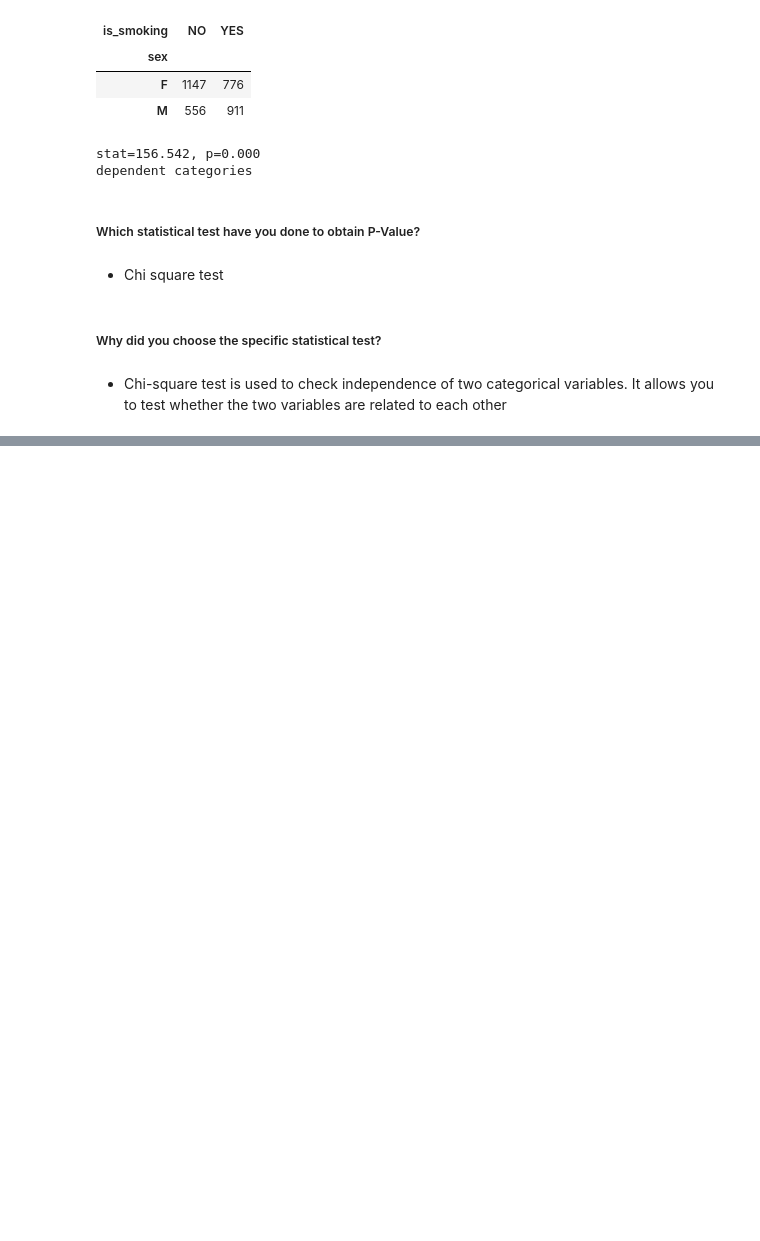
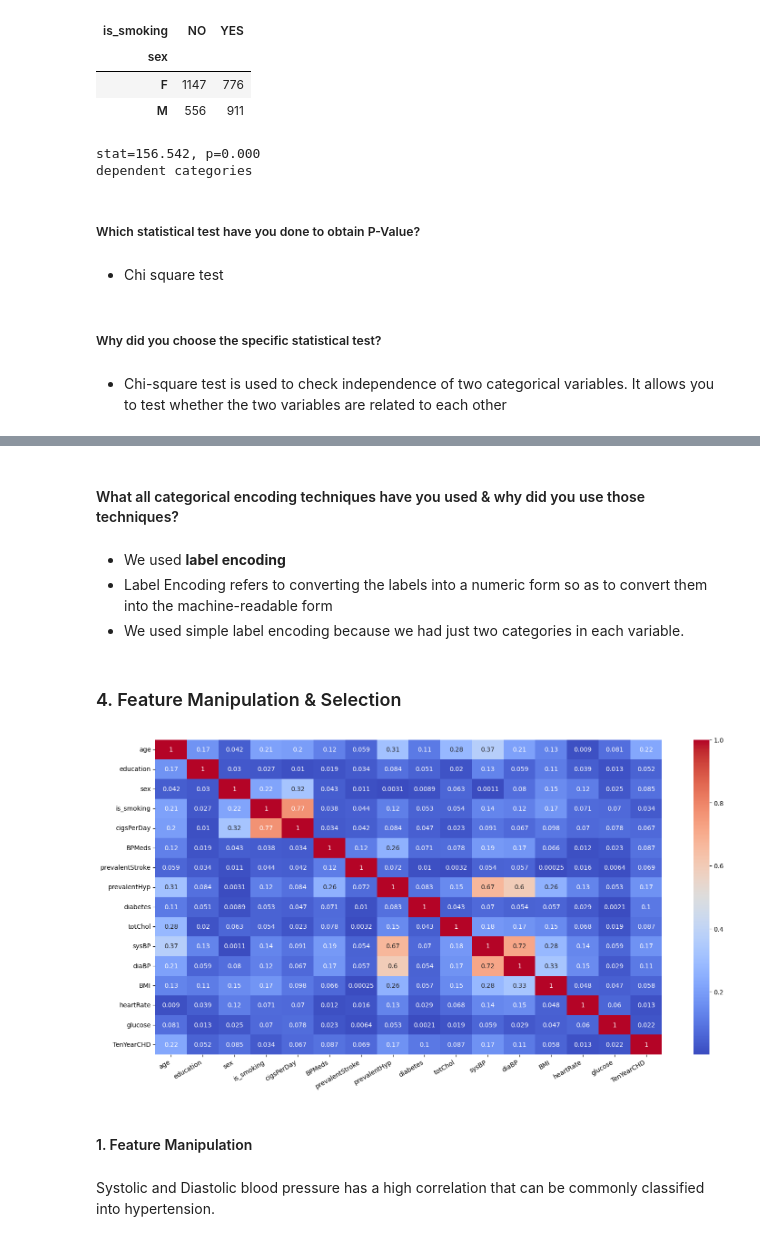
Before and after one commit to Rajat-Sri/Capstone-3-Cardiovascular-Risk-Prediction, a Jupyter notebook: Cardiovascular_Risk_Prediction.ipynb, the cells around one changed output, grey strips where cells are left out. Cells and saved outputs as stored; diff of their text form; code cells hidden in the pictures; blank space fills up the shorter version.

```diff
--- a/Cardiovascular_Risk_Prediction.ipynb
+++ b/Cardiovascular_Risk_Prediction.ipynb
@@ -971,0 +1123,7 @@ dependent categories
+# %%
+# Encode your categorical columns
+# Defining a label encoder based on above data
+encoder = {'sex':{'M':1, 'F':0},'is_smoking':{'YES':1, 'NO': 0}}
+
+# Label Encoding
+ml_df_new = ml_df_new.replace(encoder)
@@ -971,0 +1135,18 @@ dependent categories
+# %% [markdown]
+#### What all categorical encoding techniques have you used & why did you use those techniques?
+# %% [markdown]
+- We used **label encoding**
+ - Label Encoding refers to converting the labels into a numeric form so as to convert them into the machine-readable form
+ - We used simple label encoding because we had just two categories in each variable.
+# %% [markdown]
+### 4. Feature Manipulation & Selection
+# %%
+# Checking corelations
+plt.figure(figsize=(18,9))
+plot=sns.heatmap(abs(ml_df_new.corr()), annot=True, cmap='coolwarm')
+plot.set_xticklabels(plot.get_xticklabels(), rotation=30, horizontalalignment='right')
+plt.show()
+# %% [output]
+[figure, added]
+# %% [markdown]
+#### 1. Feature Manipulation
@@ -971,0 +1155,2 @@ dependent categories
+# %% [markdown]
+Systolic and Diastolic blood pressure has a high correlation that can be commonly classified into hypertension.
```
Also changed, not shown: parts of 56 cells of this notebook.
